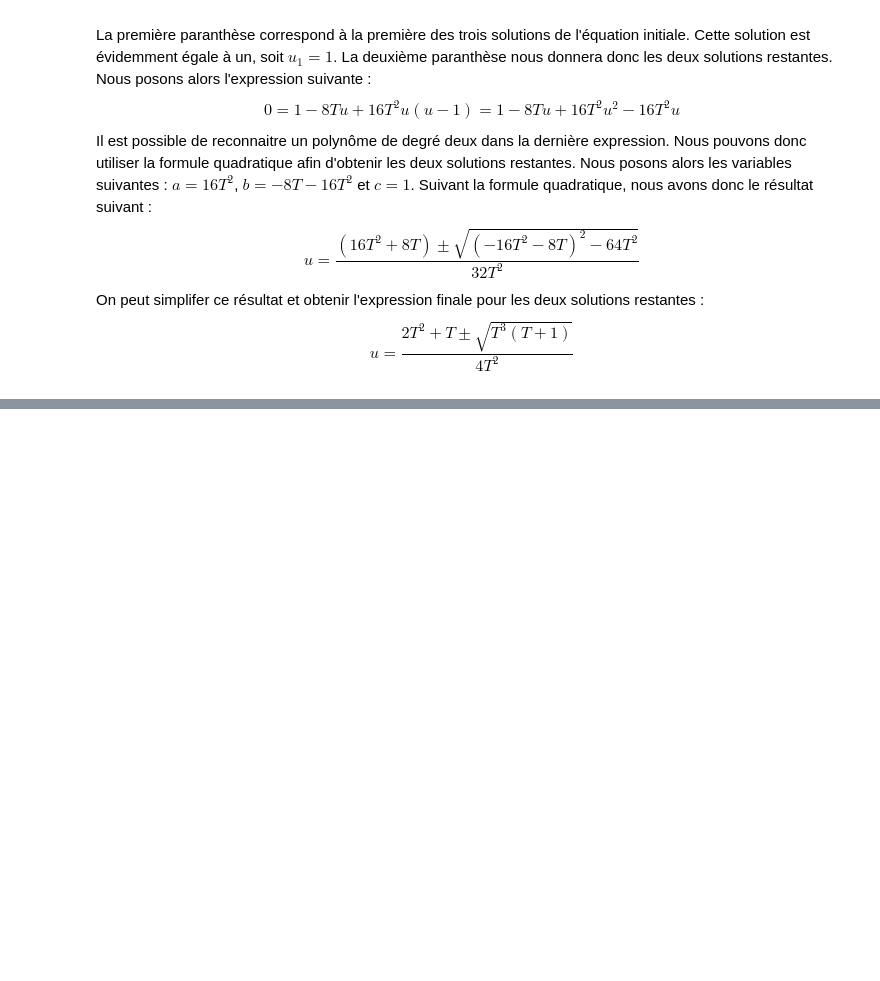
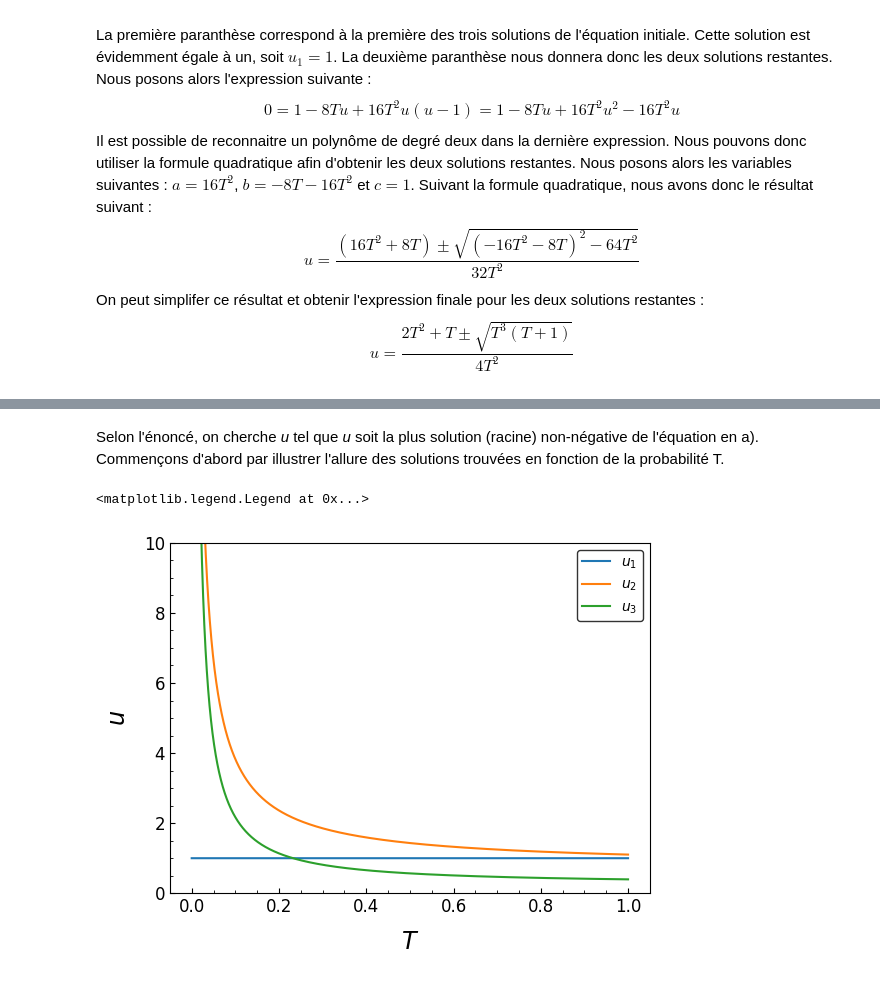
Before and after one commit to Antetokounpo/PhysNum-TP, a Jupyter notebook: TP3/TP3.ipynb, the cells around one changed output, grey strips where cells are left out. Cells and saved outputs as stored; diff of their text form; code cells hidden in the pictures; blank space fills up the shorter version.

```diff
--- a/TP3/TP3.ipynb
+++ b/TP3/TP3.ipynb
@@ -1047,0 +1050,22 @@ $$u=\frac{2T^2+T\pm\sqrt{T^3(T+1)}}{4T^2}$$
+# %% [markdown]
+Selon l'énoncé, on cherche *u* tel que *u* soit la plus solution (racine) non-négative de l'équation en a). Commençons d'abord par illustrer l'allure des solutions trouvées en fonction de la probabilité T.
+# %%
+import numpy as np
+import matplotlib.pyplot as plt
+plt.style.use('https://raw.githubusercontent.com/dccote/Enseignement/master/SRC/dccote-basic.mplstyle')
+
+T = np.linspace(0, 1, 10000)
+u1 = np.ones(10000)
+u2 = (2*T**2 + T + np.sqrt((T+1)*T**3)) / (4*T**2)
+u3 = (2*T**2 + T - np.sqrt((T+1)*T**3)) / (4*T**2)
+curves = [u1, u2, u3]
+labels = ["$u_1$", "$u_2$", "$u_3$"]
+for i,c in enumerate(curves):
+    plt.plot(T, c, label=labels[i])
+plt.ylim((0, 10))
+plt.xlabel("$T$")
+plt.ylabel("$u$")
+plt.legend()
+# %% [output]
+<matplotlib.legend.Legend at 0x...>
+[figure, added]
```
Also changed, not shown: parts of 2 cells of this notebook.
